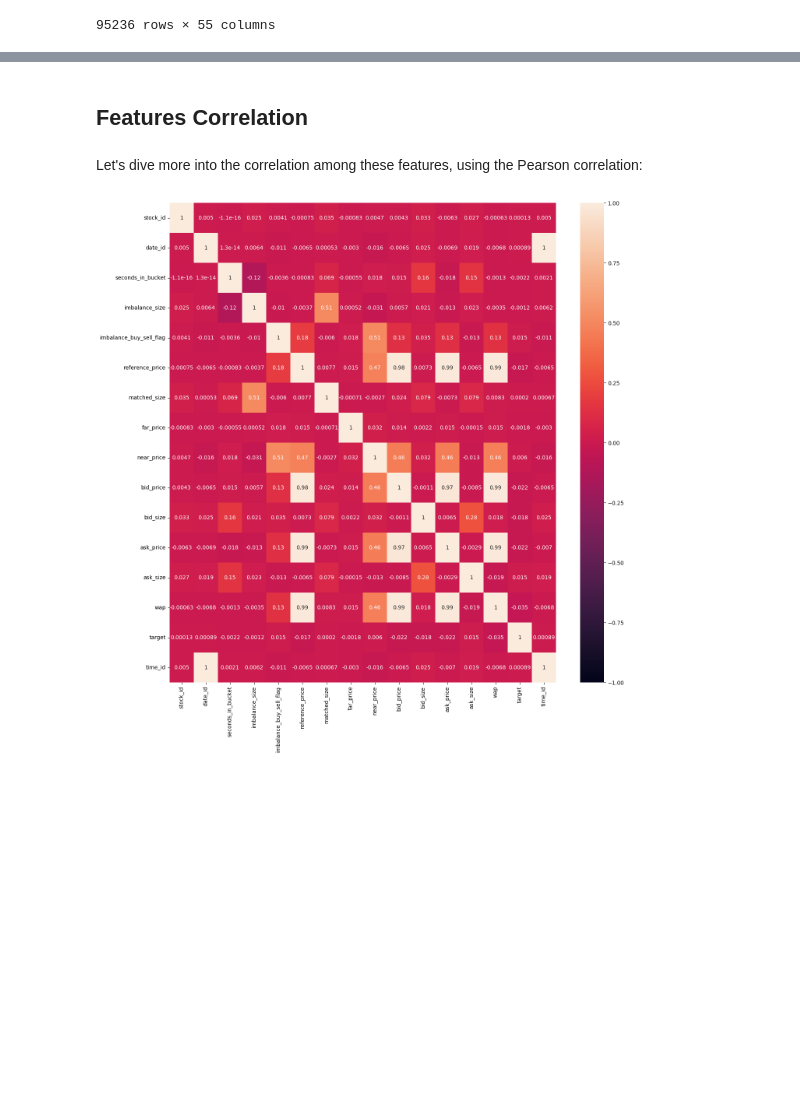
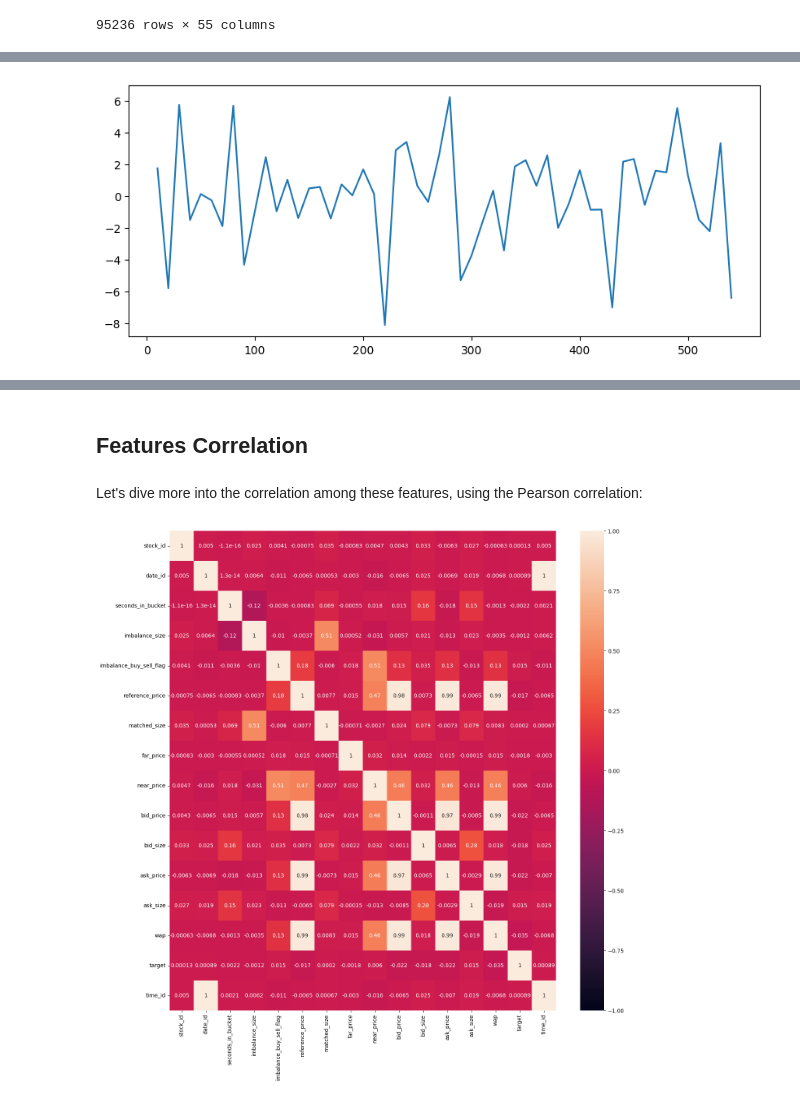
Before and after one commit to tfranza/optiver, a Jupyter notebook: Data_analysis.ipynb, the cells around one changed output, grey strips where cells are left out. Drawn from its saved outputs; the diff is of its cells as text; code cells hidden in the pictures; blank space fills up the shorter version.

```diff
--- a/Data_analysis.ipynb
+++ b/Data_analysis.ipynb
@@ -223,0 +273,7 @@ adfuller(df_0_0.diff(6).iloc[6:])
+# %%
+plt.figure(figsize=(10,4))
+plt.plot(df_0_0_d1['target_mean_diff'])
+#plt.ylim(-11, 11)
+plt.show()
+# %% [output]
+[figure, added]
```
Also changed, not shown: parts of 29 cells of this notebook.
